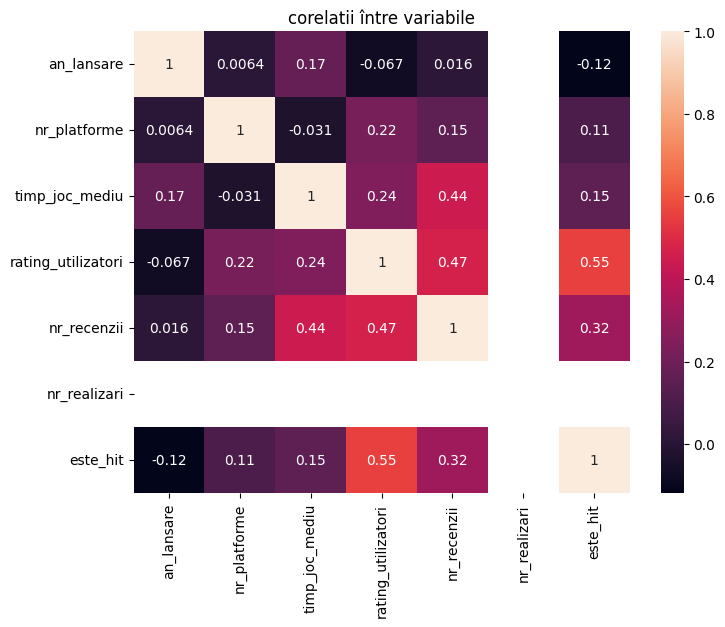
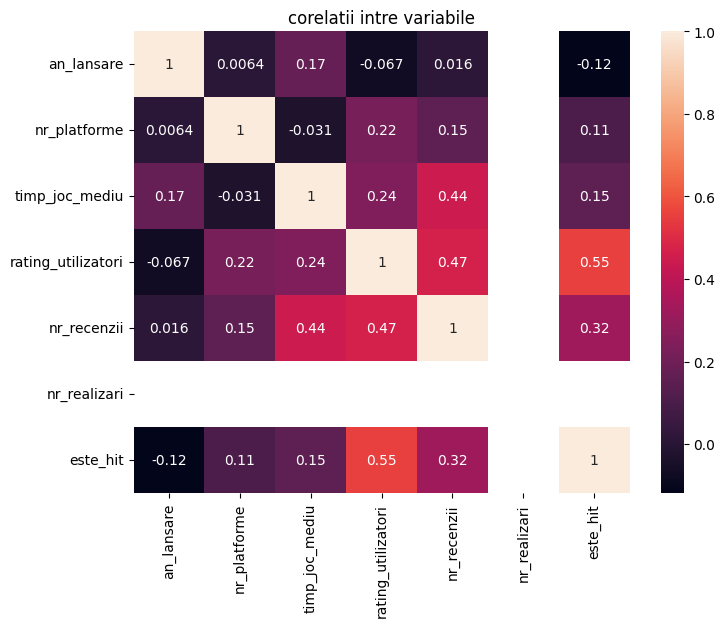
The change to this notebook cell's code, shown as a diff; its figure went from the first image to the second:
--- before
+++ after
@@ -4,6 +4,6 @@
 
 #punem datele din fisierele de train si test
-df_train = pd.read_csv("train_dataset.csv")
-df_test = pd.read_csv("test_dataset.csv")
+df_train = pd.read_csv("train.csv")
+df_test = pd.read_csv("test.csv")
 
 #afisam primele 5 randuri pentru verificare
@@ -11,9 +11,9 @@
 
 #vedem daca avem date lipsa pt cleaning
-print("--- valori lipsă in train ---\n")
+print("====valori lipsa in train====\n")
 print(df_train.isnull().sum())
 
 #statistici descriptive
-print("--- statistici descriptive ---\n")
+print("====statistici descriptive====\n")
 print(df_train.describe())
 
@@ -26,10 +26,10 @@
 plt.figure(figsize=(8, 6))
 sns.heatmap(df_train.corr(numeric_only=True), annot=True)
-plt.title('corelatii între variabile')
+plt.title('corelatii intre variabile')
 plt.show()
 
 #distributia jocurilor dupa nr de
 sns.histplot(df_train['nr_realizari'], bins=30, kde=True)
-plt.title('Distributia Numarului de Realizari')
+plt.title('Distributia numarului de realizari')
 plt.show()
 
@@ -42,10 +42,14 @@
 plt.figure(figsize=(10, 6))
 sns.kdeplot(data=df_train, x='rating_utilizatori', hue='este_hit', fill=True, common_norm=False)
-plt.title('Distributie Hit vs Non-Hit')
+plt.title('Distributie hit vs non hit')
 plt.show()
 
-#facem data cleaning pentru antrenare
+#detectam outlierii in recenzii
+plt.figure(figsize=(8, 2))
+sns.boxplot(x=df_train['nr_recenzii'])
+plt.title('Detectare outlieri pentru numarul de recenzii')
+plt.show()
+
+#facem data cleaning si stergem coloana de realizari pentru antrenare
 df_train = df_train.drop(columns=['nr_realizari'])
 df_test = df_test.drop(columns=['nr_realizari'])
-
-print("Coloana nr_realizari a fost eliminata cu succes.")

Commit: Added the model training part of the project using sci-kit learn(Linear Regression).In the end, the model has a 80% success of predicting if a video game is a 'Hit' or not